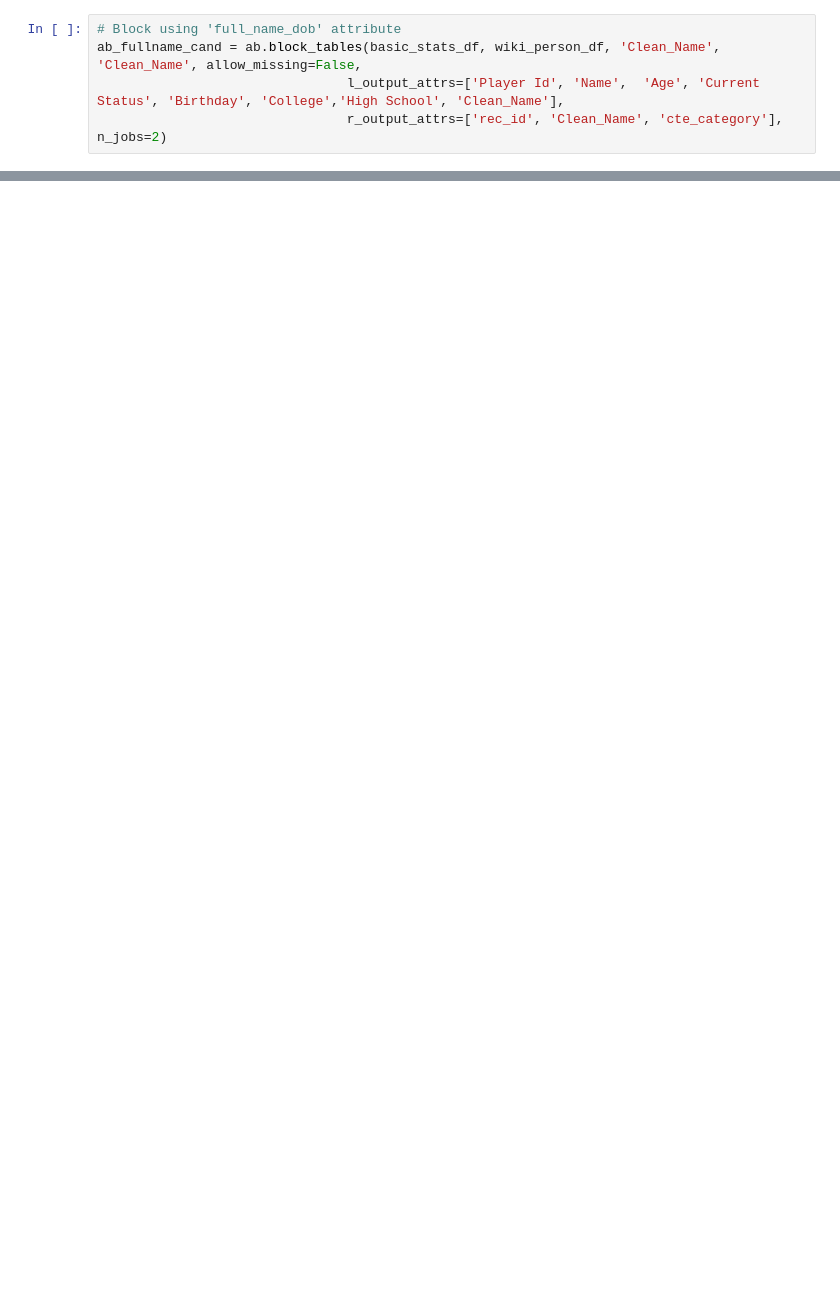
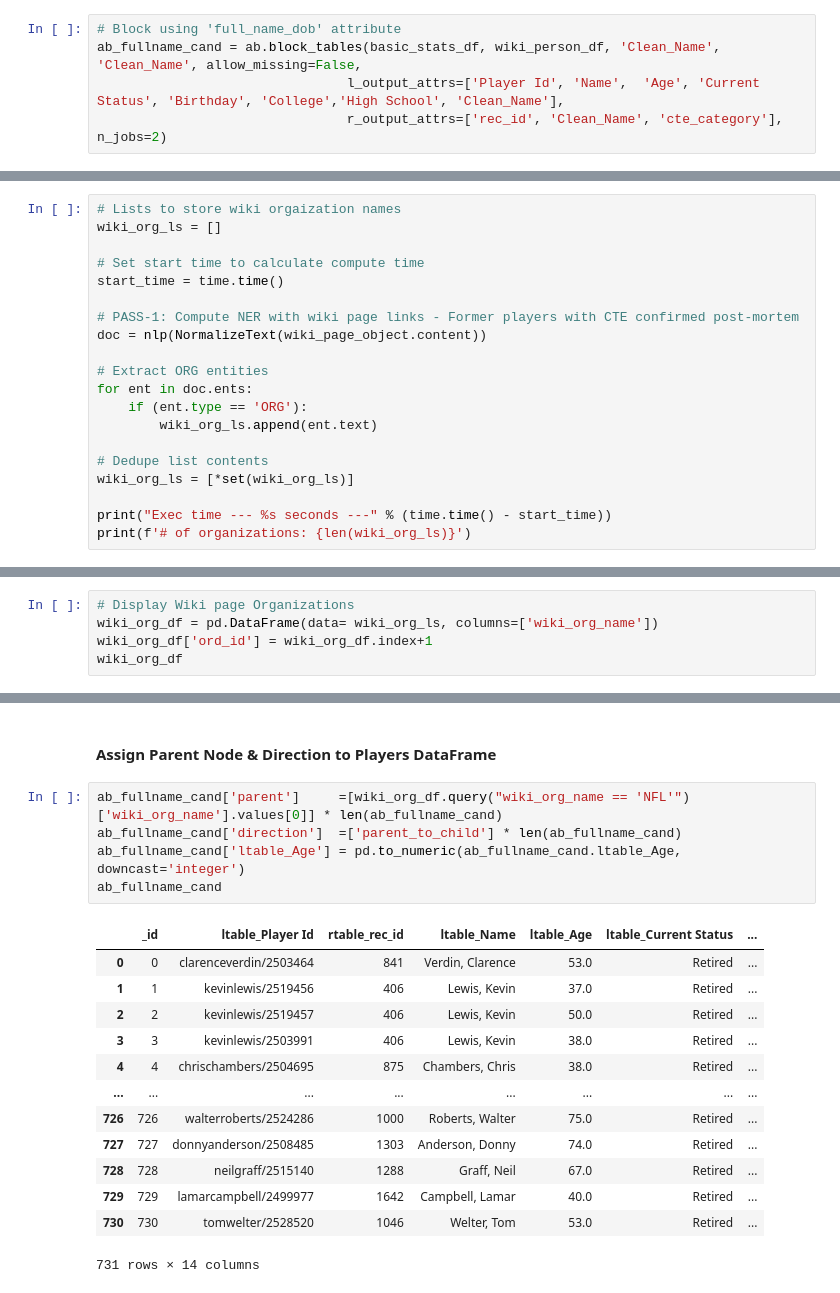
Before and after one commit to mona-jandro-camm/dse203, a Jupyter notebook: Python/Notebooks/DSE203_NFL_CTE_Group5_Camm.ipynb, the cells around one changed output, grey strips where cells are left out. Drawn from its saved outputs; the diff is of its cells as text; blank space fills up the shorter version.

Commit message:
Added logic for Neo4j graph model between wiki & Kaggle datasets

```diff
--- a/Python/Notebooks/DSE203_NFL_CTE_Group5_Camm.ipynb
+++ b/Python/Notebooks/DSE203_NFL_CTE_Group5_Camm.ipynb
@@ -433,0 +455,20 @@ ab_fullname_cand.groupby("ltable_Player Id").first()
+# %%
+# Lists to store wiki orgaization names
+wiki_org_ls = []
+
+# Set start time to calculate compute time
+start_time = time.time()
+
+# PASS-1: Compute NER with wiki page links - Former players with CTE confirmed post-mortem
+doc = nlp(NormalizeText(wiki_page_object.content))
+
+# Extract ORG entities
+for ent in doc.ents:
+    if (ent.type == 'ORG'):
+        wiki_org_ls.append(ent.text)
+
+# Dedupe list contents
+wiki_org_ls = [*set(wiki_org_ls)]
+
+print("Exec time --- %s seconds ---" % (time.time() - start_time))
+print(f'# of organizations: {len(wiki_org_ls)}')
@@ -433,0 +478,5 @@ ab_fullname_cand.groupby("ltable_Player Id").first()
+# %%
+# Display Wiki page Organizations
+wiki_org_df = pd.DataFrame(data= wiki_org_ls, columns=['wiki_org_name'])
+wiki_org_df['ord_id'] = wiki_org_df.index+1
+wiki_org_df
@@ -433,0 +499,21 @@ ab_fullname_cand.groupby("ltable_Player Id").first()
+# %% [markdown]
+#### Assign Parent Node & Direction to Players DataFrame
+# %%
+ab_fullname_cand['parent']     =[wiki_org_df.query("wiki_org_name == 'NFL'")['wiki_org_name'].values[0]] * len(ab_fullname_cand)
+ab_fullname_cand['direction']  =['parent_to_child'] * len(ab_fullname_cand)
+ab_fullname_cand['ltable_Age'] = pd.to_numeric(ab_fullname_cand.ltable_Age, downcast='integer')
+ab_fullname_cand
+# %% [output]
+|  | _id | ltable_Player Id | rtable_rec_id | ltable_Name | ltable_Age | ltable_Current Status | ... |
+| 0 | 0 | clarenceverdin/2503464 | 841 | Verdin, Clarence | 53.0 | Retired | ... |
+| 1 | 1 | kevinlewis/2519456 | 406 | Lewis, Kevin | 37.0 | Retired | ... |
+| 2 | 2 | kevinlewis/2519457 | 406 | Lewis, Kevin | 50.0 | Retired | ... |
+| 3 | 3 | kevinlewis/2503991 | 406 | Lewis, Kevin | 38.0 | Retired | ... |
+| 4 | 4 | chrischambers/2504695 | 875 | Chambers, Chris | 38.0 | Retired | ... |
+| ... | ... | ... | ... | ... | ... | ... | ... |
+| 726 | 726 | walterroberts/2524286 | 1000 | Roberts, Walter | 75.0 | Retired | ... |
+| 727 | 727 | donnyanderson/2508485 | 1303 | Anderson, Donny | 74.0 | Retired | ... |
+| 728 | 728 | neilgraff/2515140 | 1288 | Graff, Neil | 67.0 | Retired | ... |
+| 729 | 729 | lamarcampbell/2499977 | 1642 | Campbell, Lamar | 40.0 | Retired | ... |
+| 730 | 730 | tomwelter/2528520 | 1046 | Welter, Tom | 53.0 | Retired | ... |
+731 rows × 14 columns
```
Also changed, not shown: parts of 34 cells of this notebook.
